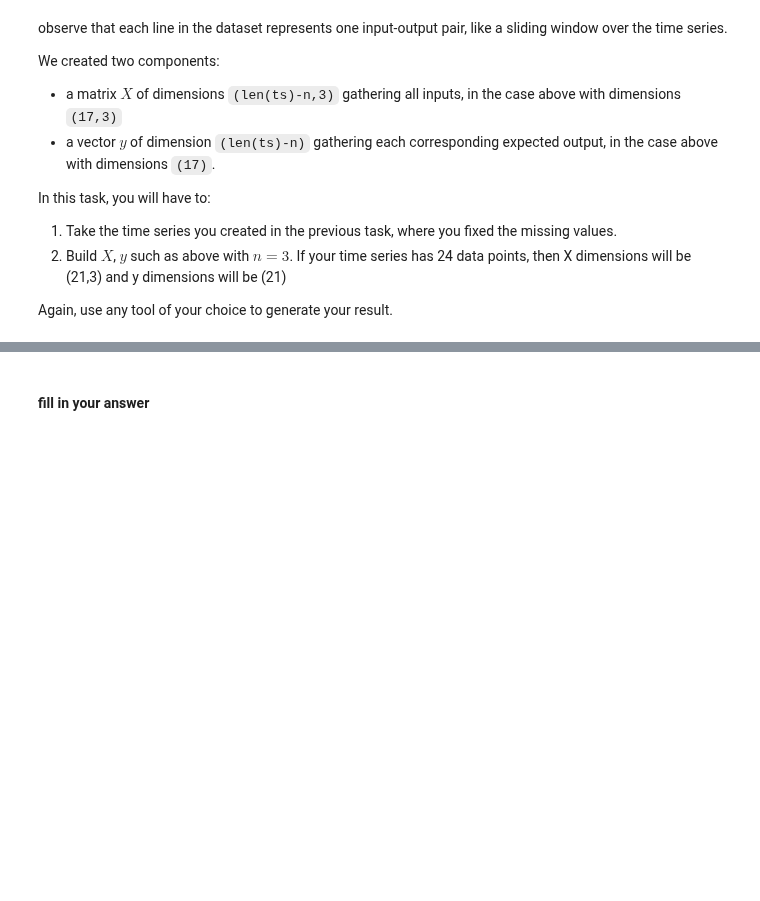
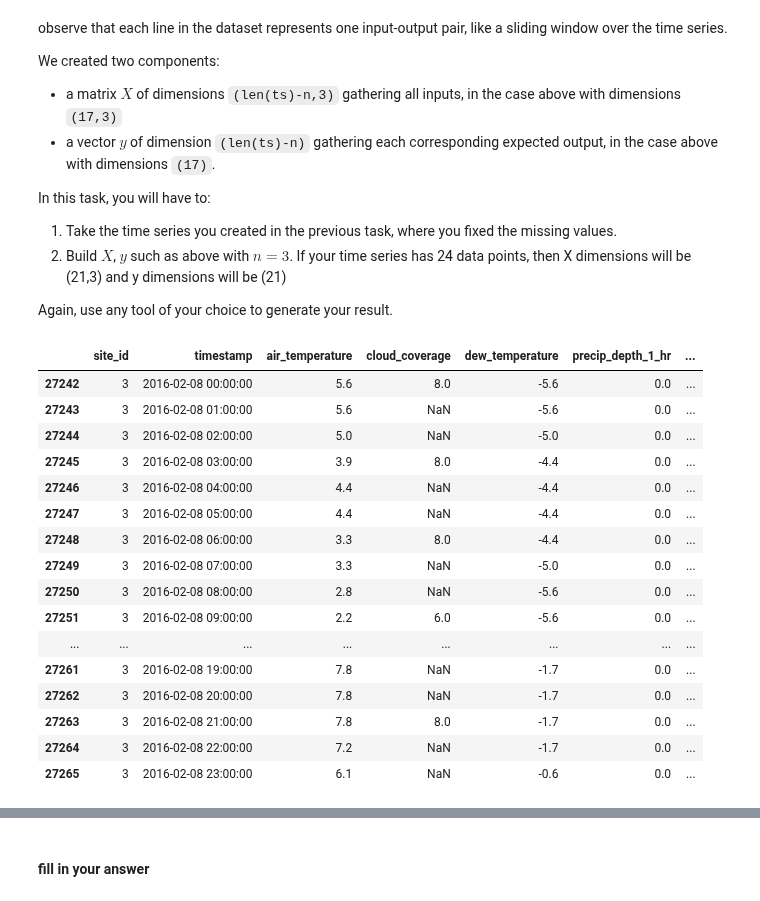
Before and after one commit to Santiagohvilla/Santiagohvilla, a Jupyter notebook: content/LAB 04.02 - BUILDING DATASETS.ipynb, the cells around one changed output, grey strips where cells are left out. Saved outputs shown, nothing was run; the diff lists cells and outputs as text; code cells hidden in the pictures; blank space fills up the shorter version.

```diff
--- a/content/LAB 04.02 - BUILDING DATASETS.ipynb
+++ b/content/LAB 04.02 - BUILDING DATASETS.ipynb
@@ -386,3 +381,24 @@ In this task, you will have to:
 1. Build $X$, $y$ such as above with $n=3$. If your time series has 24 data points, then X dimensions will be (21,3) and y dimensions will be (21)
 
 Again, use any tool of your choice to generate your result.
+# %%
+w_3 = weather[(weather['site_id'] == 3)&(weather['timestamp'].dt.date == pd.to_datetime(date).date())].copy().sort_values('timestamp')
+w_3
+# %% [output]
+|  | site_id | timestamp | air_temperature | cloud_coverage | dew_temperature | precip_depth_1_hr | ... |
+| 27242 | 3 | 2016-02-08 00:00:00 | 5.6 | 8.0 | -5.6 | 0.0 | ... |
+| 27243 | 3 | 2016-02-08 01:00:00 | 5.6 | NaN | -5.6 | 0.0 | ... |
+| 27244 | 3 | 2016-02-08 02:00:00 | 5.0 | NaN | -5.0 | 0.0 | ... |
+| 27245 | 3 | 2016-02-08 03:00:00 | 3.9 | 8.0 | -4.4 | 0.0 | ... |
+| 27246 | 3 | 2016-02-08 04:00:00 | 4.4 | NaN | -4.4 | 0.0 | ... |
+| 27247 | 3 | 2016-02-08 05:00:00 | 4.4 | NaN | -4.4 | 0.0 | ... |
+| 27248 | 3 | 2016-02-08 06:00:00 | 3.3 | 8.0 | -4.4 | 0.0 | ... |
+| 27249 | 3 | 2016-02-08 07:00:00 | 3.3 | NaN | -5.0 | 0.0 | ... |
+| 27250 | 3 | 2016-02-08 08:00:00 | 2.8 | NaN | -5.6 | 0.0 | ... |
+| 27251 | 3 | 2016-02-08 09:00:00 | 2.2 | 6.0 | -5.6 | 0.0 | ... |
+| ... | ... | ... | ... | ... | ... | ... | ... |
+| 27261 | 3 | 2016-02-08 19:00:00 | 7.8 | NaN | -1.7 | 0.0 | ... |
+| 27262 | 3 | 2016-02-08 20:00:00 | 7.8 | NaN | -1.7 | 0.0 | ... |
+| 27263 | 3 | 2016-02-08 21:00:00 | 7.8 | 8.0 | -1.7 | 0.0 | ... |
+| 27264 | 3 | 2016-02-08 22:00:00 | 7.2 | NaN | -1.7 | 0.0 | ... |
+| 27265 | 3 | 2016-02-08 23:00:00 | 6.1 | NaN | -0.6 | 0.0 | ... |
```
Also changed, not shown: parts of 9 cells of this notebook.
